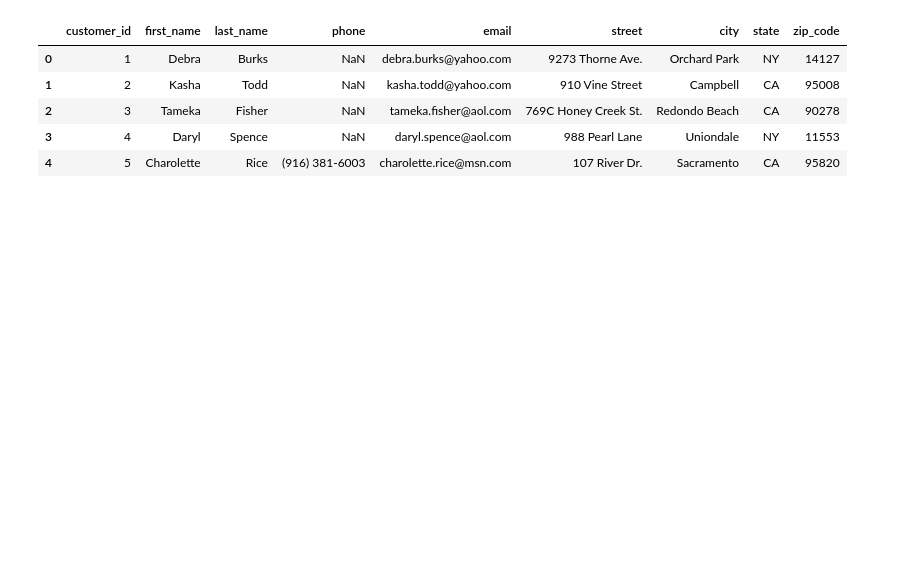
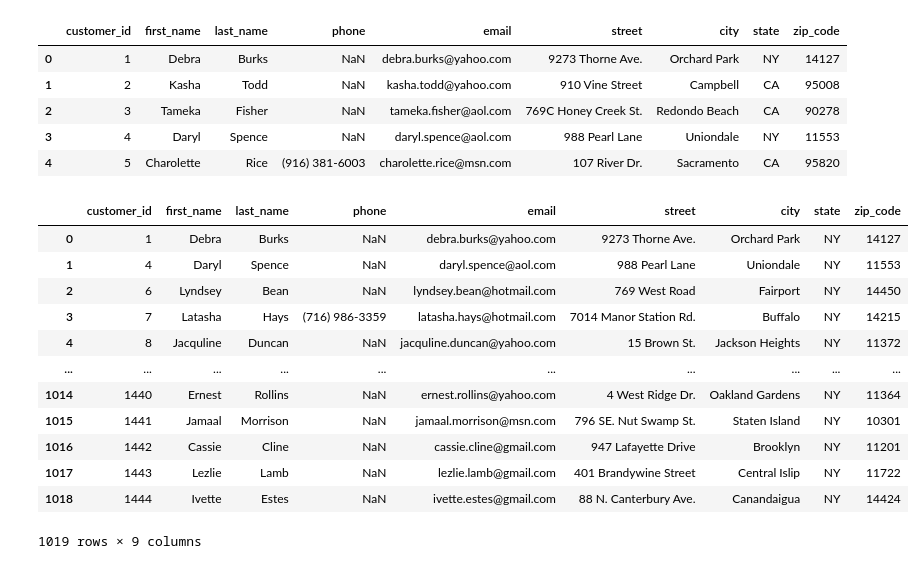
Before and after one commit to BIDUR2062/Data-Science, a Jupyter notebook: Analysis.ipynb, the cells around one changed output. Drawn from its saved outputs; the diff is of its cells as text; code cells hidden in the pictures; blank space fills up the shorter version.

```diff
--- a/Analysis.ipynb
+++ b/Analysis.ipynb
@@ -353,3 +176,23 @@ data.head()
 # %%
 #If there is user_name and password
 #conn_str = f"DRIVER={{ODBC Driver 17 for SQL Server}};SERVER={server};DATABASE={database};UID=your_username;PWD=your_password;"
+# %%
+query_sp='''
+exec customer_orders 'NY'
+'''
+query_sp_df=pd.read_sql(query_sp,engine)
+query_sp_df
+# %% [output]
+|  | customer_id | first_name | last_name | phone | email | street | city | state | zip_code |
+| 0 | 1 | Debra | Burks | NaN | debra.burks@yahoo.com | 9273 Thorne Ave. | Orchard Park | NY | 14127 |
+| 1 | 4 | Daryl | Spence | NaN | daryl.spence@aol.com | 988 Pearl Lane | Uniondale | NY | 11553 |
+| 2 | 6 | Lyndsey | Bean | NaN | lyndsey.bean@hotmail.com | 769 West Road | Fairport | NY | 14450 |
+| 3 | 7 | Latasha | Hays | (716) 986-3359 | latasha.hays@hotmail.com | 7014 Manor Station Rd. | Buffalo | NY | 14215 |
+| 4 | 8 | Jacquline | Duncan | NaN | jacquline.duncan@yahoo.com | 15 Brown St. | Jackson Heights | NY | 11372 |
+| ... | ... | ... | ... | ... | ... | ... | ... | ... | ... |
+| 1014 | 1440 | Ernest | Rollins | NaN | ernest.rollins@yahoo.com | 4 West Ridge Dr. | Oakland Gardens | NY | 11364 |
+| 1015 | 1441 | Jamaal | Morrison | NaN | jamaal.morrison@msn.com | 796 SE. Nut Swamp St. | Staten Island | NY | 10301 |
+| 1016 | 1442 | Cassie | Cline | NaN | cassie.cline@gmail.com | 947 Lafayette Drive | Brooklyn | NY | 11201 |
+| 1017 | 1443 | Lezlie | Lamb | NaN | lezlie.lamb@gmail.com | 401 Brandywine Street | Central Islip | NY | 11722 |
+| 1018 | 1444 | Ivette | Estes | NaN | ivette.estes@gmail.com | 88 N. Canterbury Ave. | Canandaigua | NY | 14424 |
+1019 rows × 9 columns
```
Also changed, not shown: parts of 19 cells of this notebook.
